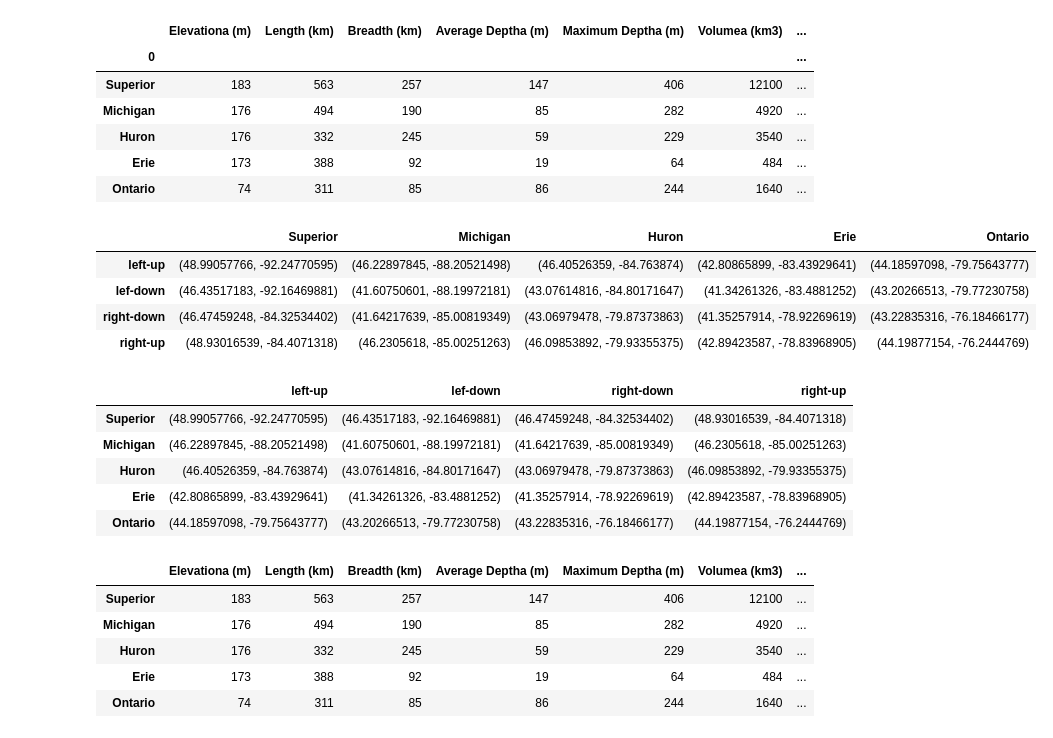
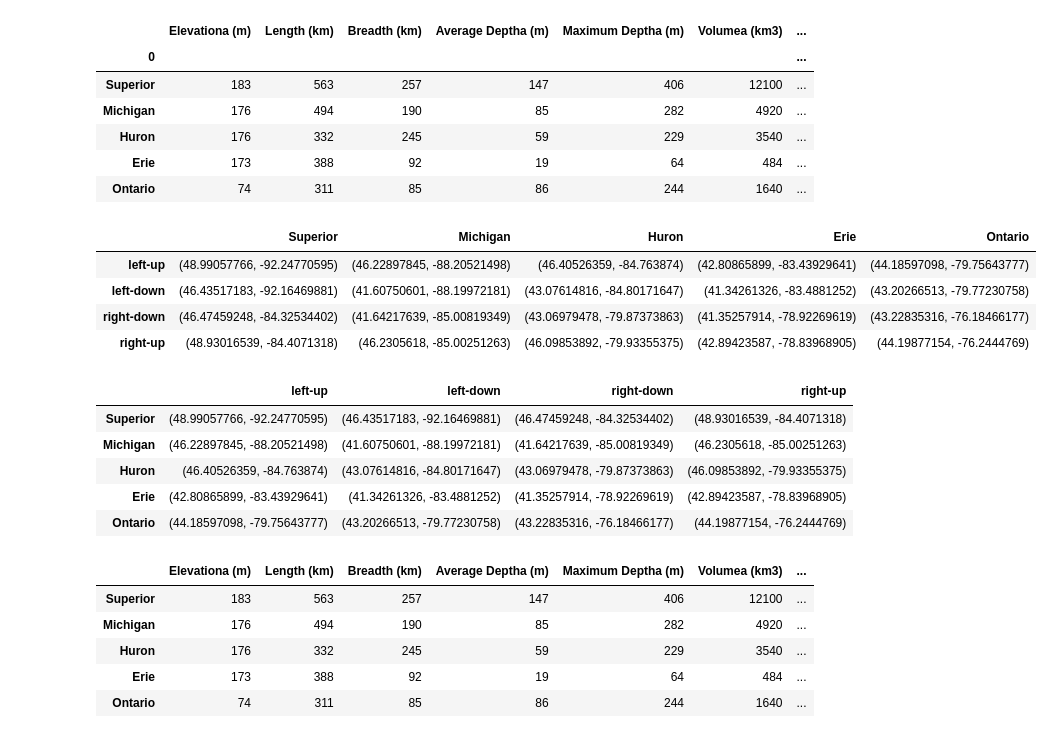
Before and after one commit to JansenKat/SMMBBGKJ-TTH-Prj1, a Jupyter notebook: notebooks/lake_stats.ipynb, the cells around one changed output. Saved outputs shown, nothing was run; the diff lists cells and outputs as text; code cells hidden in the pictures.

```diff
--- a/notebooks/lake_stats.ipynb
+++ b/notebooks/lake_stats.ipynb
@@ -57,27 +57,27 @@ metric_lakes
 # %%
 # initialise data of lists.
 data = {'Superior':[(48.99057766,-92.24770595), (46.43517183,-92.16469881), (46.47459248,-84.32534402), (48.93016539,-84.4071318)],
         'Michigan':[(46.22897845,-88.20521498), (41.60750601,-88.19972181), ( 41.64217639,-85.00819349), (46.2305618,-85.00251263)],
         'Huron':[(46.40526359,-84.763874), (43.07614816,-84.80171647), (43.06979478,-79.87373863), (46.09853892,-79.93355375)],
         'Erie':[(42.80865899,-83.43929641), (41.34261326,-83.4881252),(41.35257914,-78.92269619), (42.89423587,-78.83968905)],
         'Ontario':[(44.18597098,-79.75643777), (43.20266513,-79.77230758), (43.22835316,-76.18466177), (44.19877154,-76.2444769)]}
 
 # Creates pandas DataFrame.
-df = pd.DataFrame(data, index =['left-up', 'lef-down', 'right-down', 'right-up'])
+df = pd.DataFrame(data, index =['left-up', 'left-down', 'right-down', 'right-up'])
 
 # print the data #
 df
 # %% [output]
 |  | Superior | Michigan | Huron | Erie | Ontario |
 | left-up | (48.99057766, -92.24770595) | (46.22897845, -88.20521498) | (46.40526359, -84.763874) | (42.80865899, -83.43929641) | (44.18597098, -79.75643777) |
-| lef-down | (46.43517183, -92.16469881) | (41.60750601, -88.19972181) | (43.07614816, -84.80171647) | (41.34261326, -83.4881252) | (43.20266513, -79.77230758) |
+| left-down | (46.43517183, -92.16469881) | (41.60750601, -88.19972181) | (43.07614816, -84.80171647) | (41.34261326, -83.4881252) | (43.20266513, -79.77230758) |
 | right-down | (46.47459248, -84.32534402) | (41.64217639, -85.00819349) | (43.06979478, -79.87373863) | (41.35257914, -78.92269619) | (43.22835316, -76.18466177) |
 | right-up | (48.93016539, -84.4071318) | (46.2305618, -85.00251263) | (46.09853892, -79.93355375) | (42.89423587, -78.83968905) | (44.19877154, -76.2444769) |
 # %%
 tranpose_df = df.T
 tranpose_df
 # %% [output]
-|  | left-up | lef-down | right-down | right-up |
+|  | left-up | left-down | right-down | right-up |
 | Superior | (48.99057766, -92.24770595) | (46.43517183, -92.16469881) | (46.47459248, -84.32534402) | (48.93016539, -84.4071318) |
 | Michigan | (46.22897845, -88.20521498) | (41.60750601, -88.19972181) | (41.64217639, -85.00819349) | (46.2305618, -85.00251263) |
 | Huron | (46.40526359, -84.763874) | (43.07614816, -84.80171647) | (43.06979478, -79.87373863) | (46.09853892, -79.93355375) |
```
